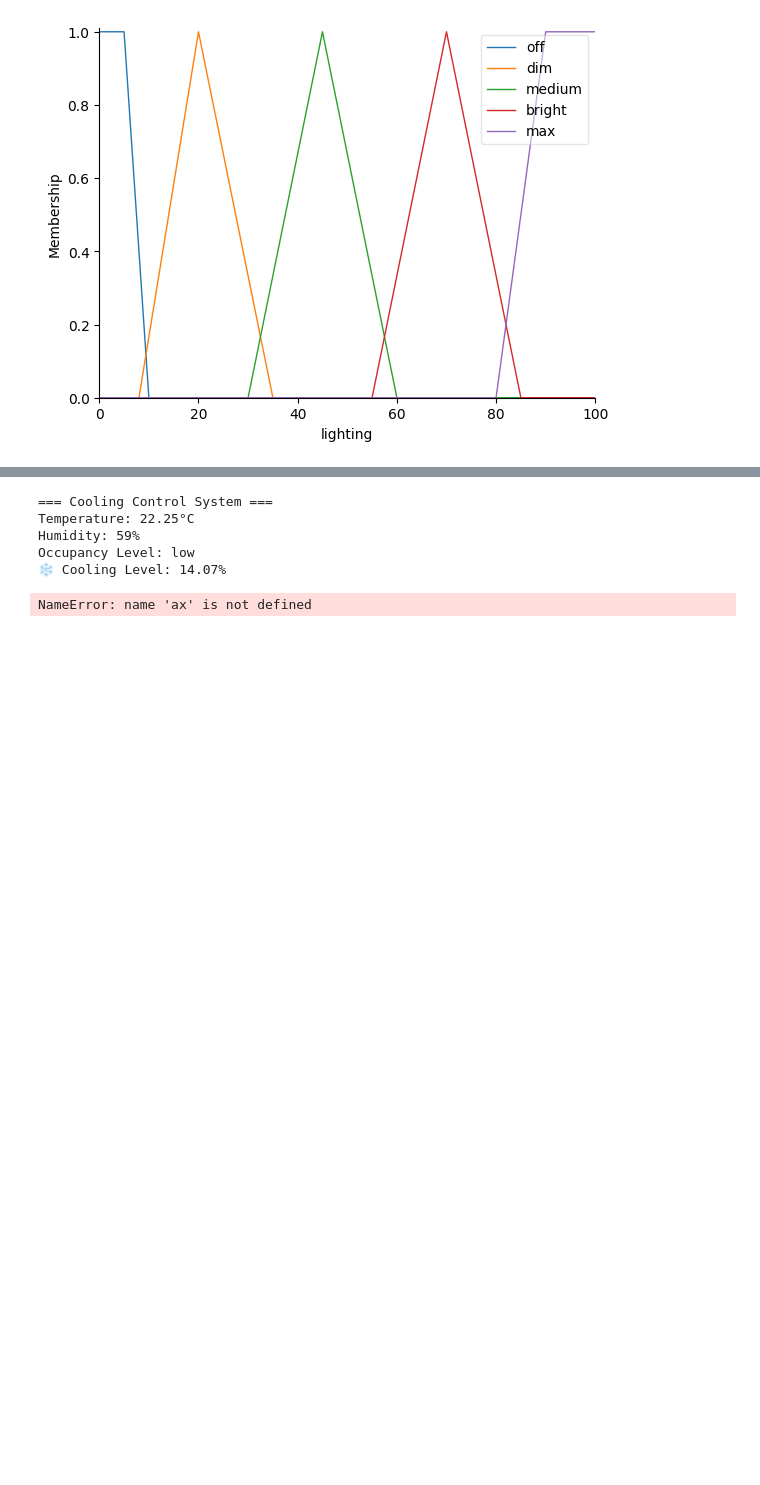
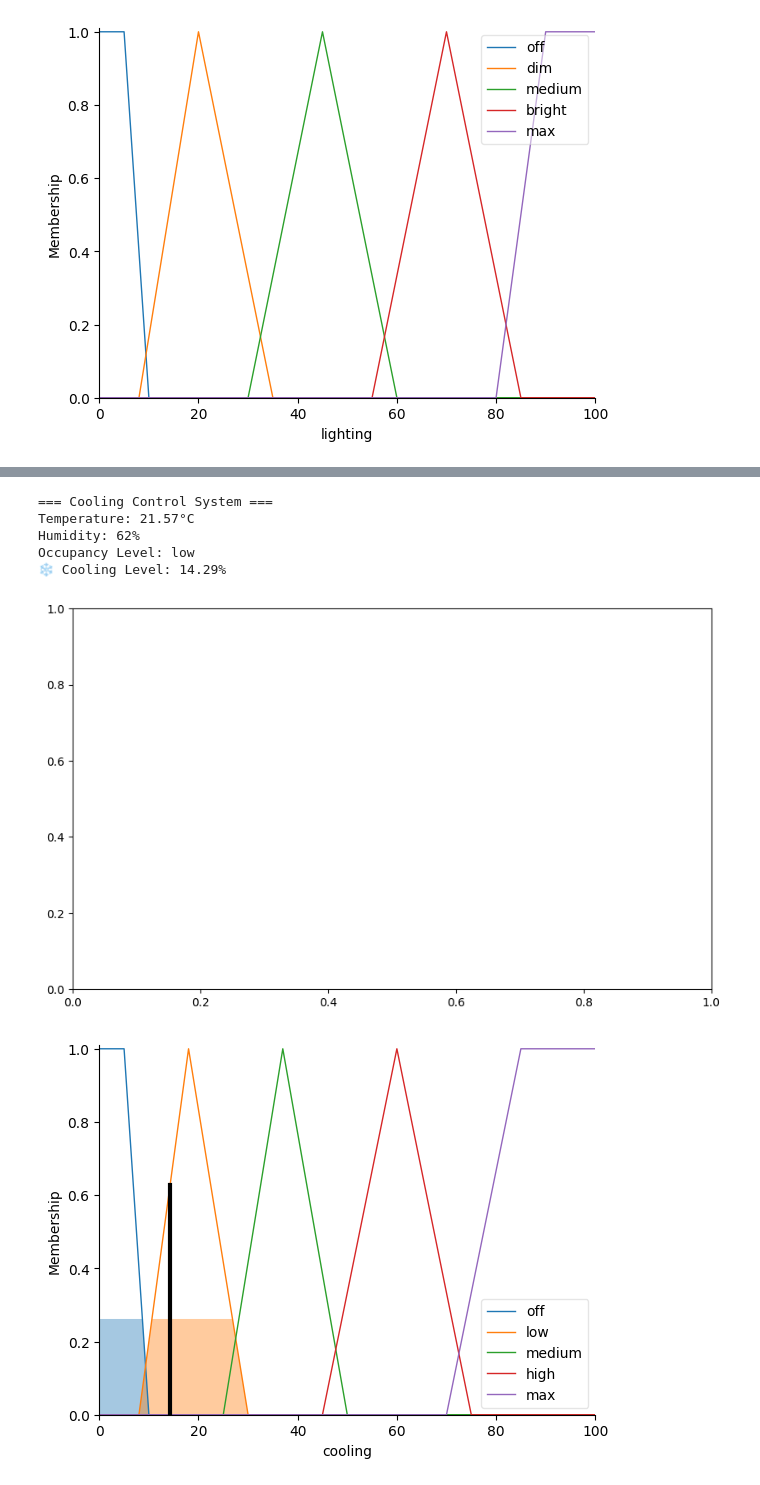
Before and after one commit to cimem37/CO653-Home-system-collaborative, a Jupyter notebook: home system fuzzy collaborative.ipynb, the cells around one changed output, grey strips where cells are left out. Saved outputs shown, nothing was run; the diff lists cells and outputs as text; code cells hidden in the pictures; blank space fills up the shorter version.

Commit message:
just ran them all and no errors

```diff
--- a/home system fuzzy collaborative.ipynb
+++ b/home system fuzzy collaborative.ipynb
@@ -453,37 +453,39 @@ cooling_sim = ctrl.ControlSystemSimulation(cooling_ctrl)
 # 3. Get updated occupancy level
 current_minute = datetime.datetime.now().minute
 occupancy_str = get_occupancy(current_hour, current_minute)
 occupancy_map = {'low': 0, 'medium': 1, 'high': 2}
 occupancy_level = occupancy_map[occupancy_str]
 
 # 4. Scale energy price
 raw_energy_price = get_energy_price()
 energy_price_scaled = np.clip((raw_energy_price - 0.10) / 0.40, 0, 1)
 
 # 5. Assign inputs
 cooling_sim.input['temperature'] = current_temp
 cooling_sim.input['humidity'] = current_humidity
 cooling_sim.input['occupancy'] = occupancy_level
 
 # 6. Compute output
 cooling_sim.compute()
 
 # 7. Output result
 print(f"Temperature: {current_temp}°C")
 print(f"Humidity: {current_humidity}%")
 print(f"Occupancy Level: {occupancy_str}")
 print(f"❄️ Cooling Level: {round(cooling_sim.output['cooling'], 2)}%")
 
 # 8. Optional: Visualize fuzzy result
+fig, ax = plt.subplots(figsize=(10, 6))
 cooling.view(sim=cooling_sim, ax=ax)
 plt.show()
 # %% [output]
 === Cooling Control System ===
-Temperature: 22.25°C
-Humidity: 59%
+Temperature: 21.57°C
+Humidity: 62%
 Occupancy Level: low
-❄️ Cooling Level: 14.07%
+❄️ Cooling Level: 14.29%
-NameError: name 'ax' is not defined
+[figure, added]
+[figure, added]
 # %%
 print("=== Ventilation Control System ===")
 
```
Also changed, not shown: parts of 5 cells of this notebook.
